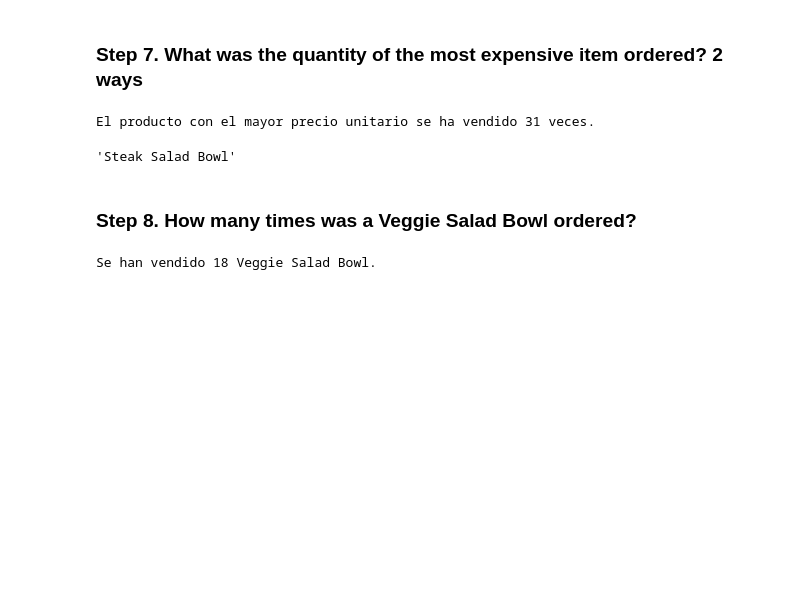
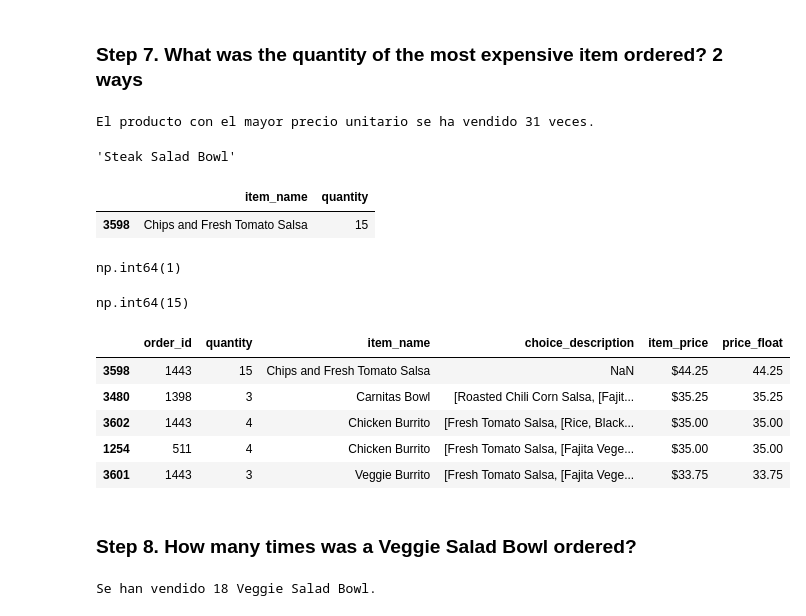
Before and after one commit to urkomen/2026-02-BILBAO-FT-Data-Science, a Jupyter notebook: 2-Data_Analysis/2-Pandas/Practica/1-Chipotle/Chipotle_SOL_I_urko.ipynb, the cells around one changed output. Cells and saved outputs as stored; diff of their text form; code cells hidden in the pictures; blank space fills up the shorter version.

```diff
--- a/2-Data_Analysis/2-Pandas/Practica/1-Chipotle/Chipotle_SOL_I_urko.ipynb
+++ b/2-Data_Analysis/2-Pandas/Practica/1-Chipotle/Chipotle_SOL_I_urko.ipynb
@@ -225,6 +251,31 @@ veces_pedido7_2 = chipo[chipo["item_name"] == producto_caro2]["quantity"].sum()
 print('El producto con el mayor precio unitario se ha vendido', veces_pedido7_2, 'veces.')
 # %% [output]
 'Steak Salad Bowl'
+# %%
+# Lo que realmente pide
+chipo[['item_name','quantity']][chipo['price_float'] == chipo['price_float'].max()]
+# %% [output]
+|  | item_name | quantity |
+| 3598 | Chips and Fresh Tomato Salsa | 15 |
+# %%
+# creo qeu puedo ordenar y leugo pedir el primero
+chipo.sort_values("item_price", ascending=False).iloc[0]["quantity"]
+# %% [output]
+np.int64(1)
+# %%
+most_expensive = chipo.sort_values('price_float', ascending=False)
+most_expensive.iloc[0]['quantity']
+# %% [output]
+np.int64(15)
+# %%
+most_expensive.head()
+# %% [output]
+|  | order_id | quantity | item_name | choice_description | item_price | price_float |
+| 3598 | 1443 | 15 | Chips and Fresh Tomato Salsa | NaN | $44.25 | 44.25 |
+| 3480 | 1398 | 3 | Carnitas Bowl | [Roasted Chili Corn Salsa, [Fajit... | $35.25 | 35.25 |
+| 3602 | 1443 | 4 | Chicken Burrito | [Fresh Tomato Salsa, [Rice, Black... | $35.00 | 35.00 |
+| 1254 | 511 | 4 | Chicken Burrito | [Fresh Tomato Salsa, [Fajita Vege... | $35.00 | 35.00 |
+| 3601 | 1443 | 3 | Veggie Burrito | [Fresh Tomato Salsa, [Fajita Vege... | $33.75 | 33.75 |
 # %% [markdown]
 ### Step 8. How many times was a Veggie Salad Bowl ordered?
 # %%
```
Also changed, not shown: parts of 8 cells of this notebook, 5 other files.
